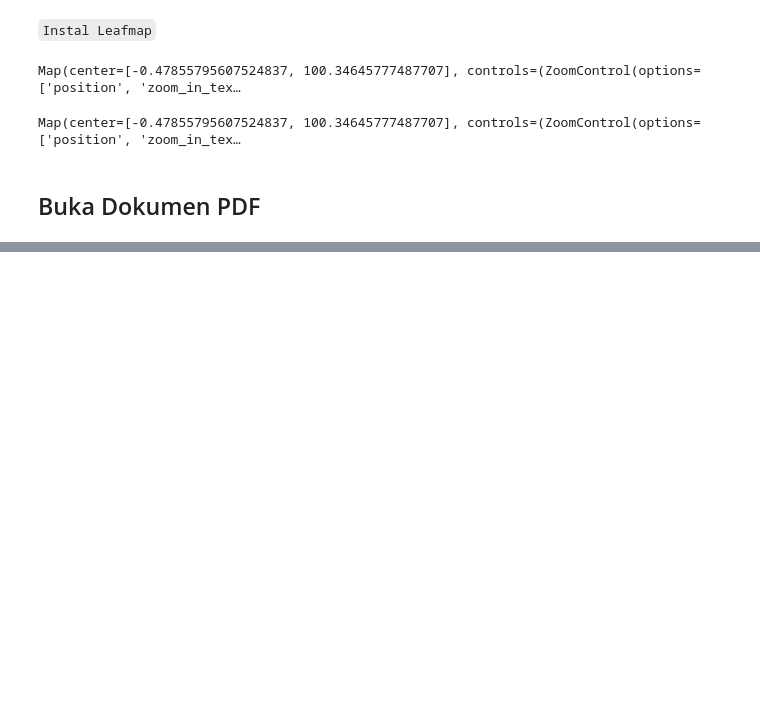
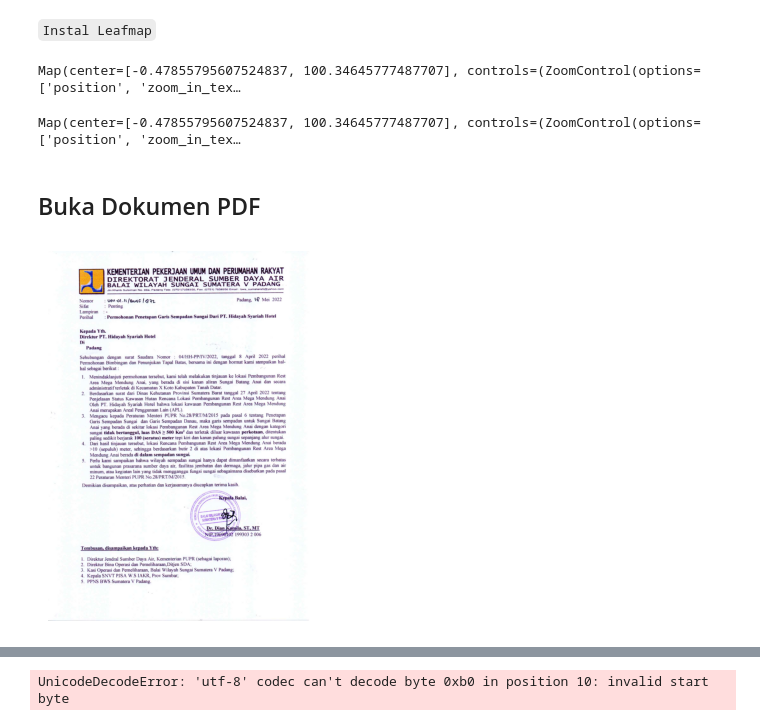
Before and after one commit to fiopiohoho/SUSU-MORNING.github.io, a Jupyter notebook: Examples/MegaMendung.ipynb, the cells around one changed output, grey strips where cells are left out. Cells and saved outputs as stored; diff of their text form; code cells hidden in the pictures; blank space fills up the shorter version.

```diff
--- a/Examples/MegaMendung.ipynb
+++ b/Examples/MegaMendung.ipynb
@@ -30,5 +34,23 @@ m
 Map(center=[-0.47855795607524837, 100.34645777487707], controls=(ZoomControl(options=['position', 'zoom_in_tex…
 # %% [markdown]
 ## Buka Dokumen PDF
+# %%
+import matplotlib.pyplot as plt
+from pdf2image import convert_from_path
+
+# Path to your PDF file
+pdf_path = 'C:/Users/setditjenpptr/Documents/_1_PTHIDAYAHHOTELSYARIAH.pdf'
+
+# Convert PDF pages to images
+images = convert_from_path(pdf_path)
+
+# Display each image using Matplotlib
+for i, image in enumerate(images):
+    plt.figure()
+    plt.imshow(image)
+    plt.axis('off')
+    plt.show()
+# %% [output]
+[figure, added]
 # %%
 import folium
@@ -50,3 +73,12 @@ pdf_marker.add_to(m)
 m
 # %% [output]
 [interactive output not drawn]
+# %%
+# Opening the file with absolute path
+fp = open(r'D:\coba\_1_PTHIDAYAHHOTELSYARIAH.pdf', 'r')
+# read file
+print(fp.read())
+# Closing the file after reading
+fp.close()
+# %% [output]
+UnicodeDecodeError: 'utf-8' codec can't decode byte 0xb0 in position 10: invalid start byte
```
Also changed, not shown: parts of 2 cells of this notebook.
